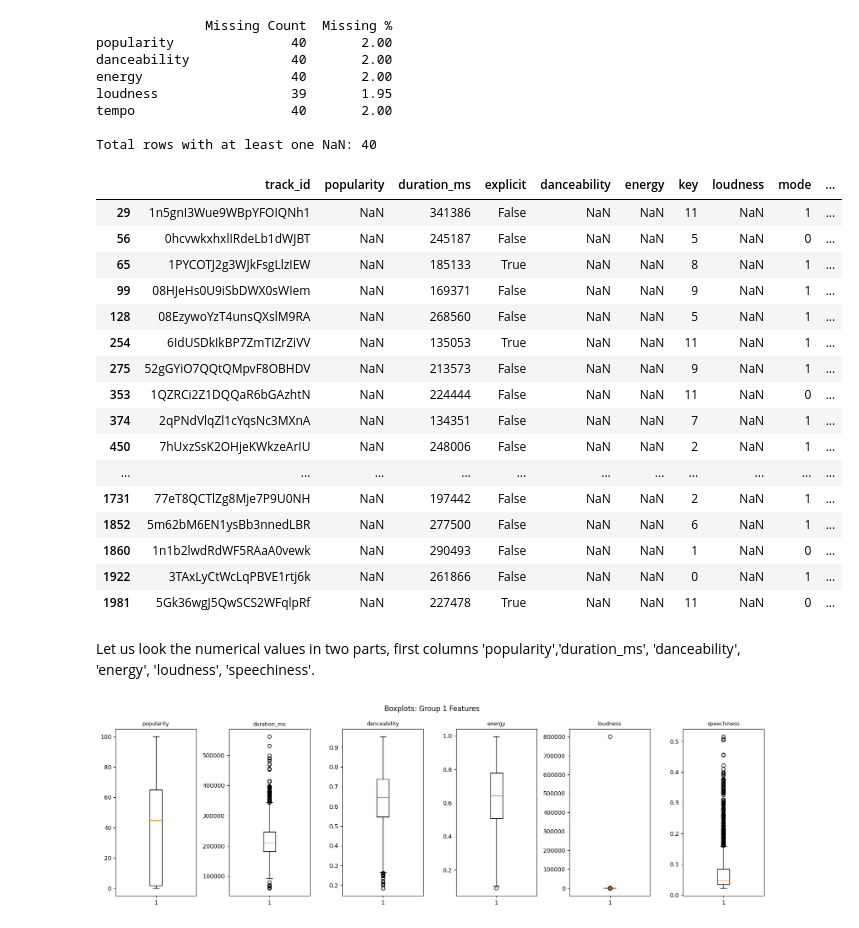
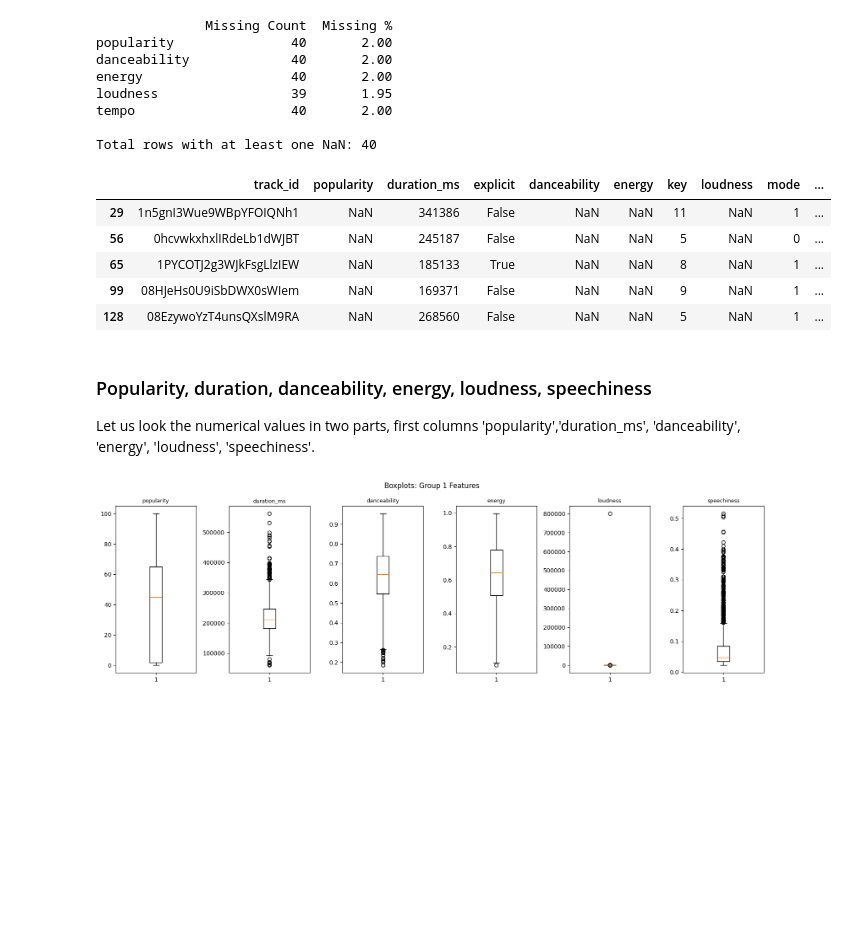
Before and after one commit to SamuelHellqvist/CS4168-DATA-MINING-UL----Project, a Jupyter notebook: EDA_notebook.ipynb, the cells around one changed output. Drawn from its saved outputs; the diff is of its cells as text; code cells hidden in the pictures; blank space fills up the shorter version.

```diff
--- a/EDA_notebook.ipynb
+++ b/EDA_notebook.ipynb
@@ -115,25 +129,16 @@ tempo                    40       2.00
 Total rows with at least one NaN: 40
 # %%
 df_nans = df[df["popularity"].isnull() | df["danceability"].isnull() | df["energy"].isnull() | df["loudness"].isnull() | df["tempo"].isnull() ]
-df_nans
+df_nans.head()
 # %% [output]
 |  | track_id | popularity | duration_ms | explicit | danceability | energy | key | loudness | mode | ... |
 | 29 | 1n5gnI3Wue9WBpYFOIQNh1 | NaN | 341386 | False | NaN | NaN | 11 | NaN | 1 | ... |
 | 56 | 0hcvwkxhxlIRdeLb1dWJBT | NaN | 245187 | False | NaN | NaN | 5 | NaN | 0 | ... |
 | 65 | 1PYCOTJ2g3WJkFsgLlzIEW | NaN | 185133 | True | NaN | NaN | 8 | NaN | 1 | ... |
 | 99 | 08HJeHs0U9iSbDWX0sWIem | NaN | 169371 | False | NaN | NaN | 9 | NaN | 1 | ... |
 | 128 | 08EzywoYzT4unsQXslM9RA | NaN | 268560 | False | NaN | NaN | 5 | NaN | 1 | ... |
-| 254 | 6IdUSDkIkBP7ZmTIZrZiVV | NaN | 135053 | True | NaN | NaN | 11 | NaN | 1 | ... |
-| 275 | 52gGYiO7QQtQMpvF8OBHDV | NaN | 213573 | False | NaN | NaN | 9 | NaN | 1 | ... |
-| 353 | 1QZRCi2Z1DQQaR6bGAzhtN | NaN | 224444 | False | NaN | NaN | 11 | NaN | 0 | ... |
-| 374 | 2qPNdVlqZl1cYqsNc3MXnA | NaN | 134351 | False | NaN | NaN | 7 | NaN | 1 | ... |
-| 450 | 7hUxzSsK2OHjeKWkzeArIU | NaN | 248006 | False | NaN | NaN | 2 | NaN | 1 | ... |
-| ... | ... | ... | ... | ... | ... | ... | ... | ... | ... | ... |
-| 1731 | 77eT8QCTlZg8Mje7P9U0NH | NaN | 197442 | False | NaN | NaN | 2 | NaN | 1 | ... |
-| 1852 | 5m62bM6EN1ysBb3nnedLBR | NaN | 277500 | False | NaN | NaN | 6 | NaN | 1 | ... |
-| 1860 | 1n1b2lwdRdWF5RAaA0vewk | NaN | 290493 | False | NaN | NaN | 1 | NaN | 0 | ... |
-| 1922 | 3TAxLyCtWcLqPBVE1rtj6k | NaN | 261866 | False | NaN | NaN | 0 | NaN | 1 | ... |
-| 1981 | 5Gk36wgJ5QwSCS2WFqlpRf | NaN | 227478 | True | NaN | NaN | 11 | NaN | 0 | ... |
 # %% [markdown]
+### Popularity, duration, danceability, energy, loudness, speechiness
+
 Let us look the numerical values in two parts, first columns 'popularity','duration_ms', 'danceability', 'energy', 'loudness', 'speechiness'.
 # %%
```
Also changed, not shown: parts of 14 cells of this notebook.
